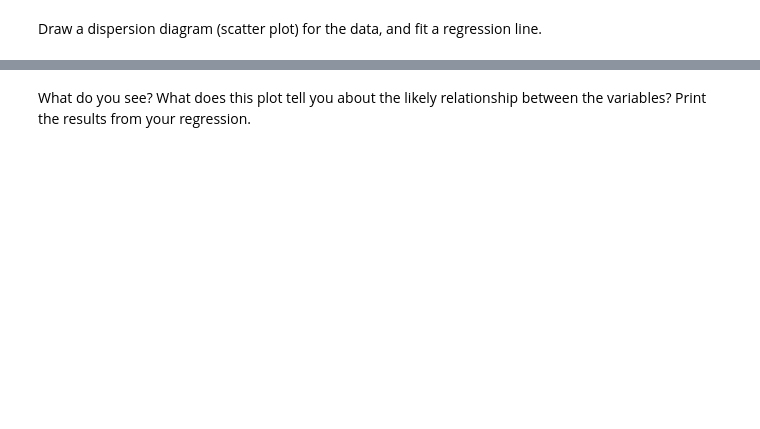
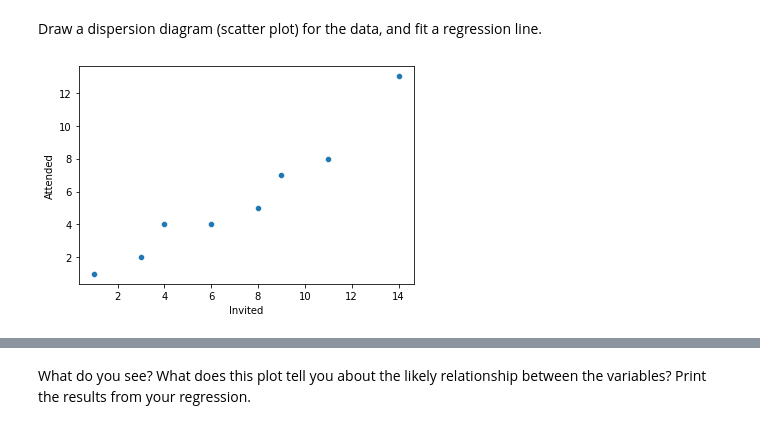
Before and after one commit to Ironhack-Data-Madrid-Octubre-2021/-lab-regression-analysis, a Jupyter notebook: your-code.ipynb, the cells around one changed output, grey strips where cells are left out. Cells and saved outputs as stored; diff of their text form; code cells hidden in the pictures; blank space fills up the shorter version.

```diff
--- a/your-code.ipynb
+++ b/your-code.ipynb
@@ -231,0 +230,3 @@ First, build a dataframe with the data.
+# %%
+parties = pd.DataFrame({'Invited': [1,3,4,6,8,9,11,14], 'Attended': [1,2,4,4,5,7,8,13]})
+parties
@@ -235,0 +245,4 @@ Draw a dispersion diagram (scatter plot) for the data, and fit a regression line
+# %%
+sns.scatterplot(x = "Invited", y = "Attended", data = parties);
+# %% [output]
+[figure, added]
```
Also changed, not shown: parts of 10 cells of this notebook.
